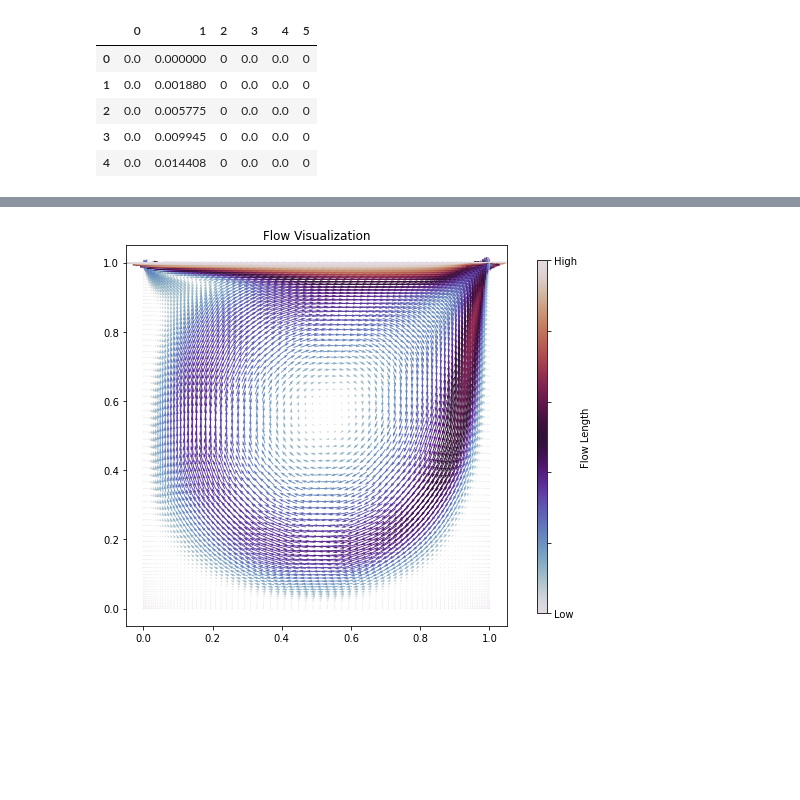
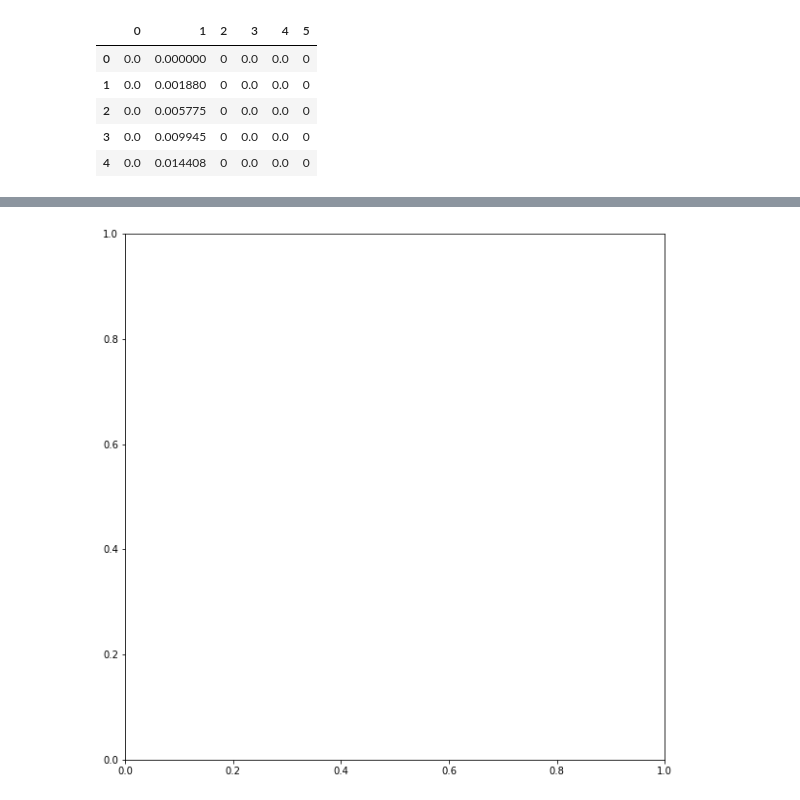
Before and after one commit to tdhawale/Python_Practise, a Jupyter notebook: Flow_Visualization.ipynb, the cells around one changed output, grey strips where cells are left out. Saved outputs shown, nothing was run; the diff lists cells and outputs as text; code cells hidden in the pictures; blank space fills up the shorter version.

```diff
--- a/Flow_Visualization.ipynb
+++ b/Flow_Visualization.ipynb
@@ -14,7 +13,8 @@ import matplotlib.cm as cmx
 import matplotlib as mpl
 %matplotlib inline
 # %%
-data = pd.read_csv('E:/Workspace/Python/Python_Practise/field2.irreg.txt', sep=" " , header=None , skiprows= 6)
+# Reading the data set
+data = pd.read_csv('field2.irreg.txt', sep=" " , header=None , skiprows= 6)
 # %%
 data.head()
 # %% [output]
@@ -125,24 +69,35 @@ dy = data[4]
 # %%
+# Normalize and set color
 cmap = plt.cm.twilight
 cNorm  = colors.Normalize(vmin=0, vmax=1)
 scalarMap = cmx.ScalarMappable(norm=cNorm,cmap=cmap)
 
-
-length = np.hypot(dx , dy)
+# Calculating length of the arrow to determine the color values
+length = np.hypot(data[3] , data[4])
 
 
 colorVal = scalarMap.to_rgba(length)
-fig, ax = plt.subplots(figsize=(7,7))
-flow = ax.quiver(data[0],data[1],data[3],data[4],color = colorVal ,pivot='mid' , scale = 8  )
-ax.set_title('Flow Visualization')
-ax.set_aspect('equal')
-ax.use_sticky_edges = False
+fig, ax = plt.subplots(figsize=(10,10))
+fig = ff.create_quiver(data[0], data[1], data[3], data[4], scale= 8)
+fig.show()
+#flow = ax.quiver(,data[1],data[3],data[4],color = colorVal ,pivot='mid' , scale = 8  )
+# ax.set_title('Flow Visualization')
+# ax.set_aspect('equal')
+# ax.use_sticky_edges = False
 
 
 #https://stackoverflow.com/questions/25505674/python-matplotlib-add-colorbar
 #https://stackoverflow.com/questions/8931268/using-colormaps-to-set-color-of-line-in-matplotlib
-cax = fig.add_axes([0.95, 0.15, 0.02, 0.7])
-cb = mpl.colorbar.ColorbarBase(cax, cmap=cmap, norm=cNorm)
-cax.set_yticklabels(['Low', '','', '', '','High'])
-cb.set_label('Flow Length')
+
+# Setting the Color Bar and it labels
+# cax = fig.add_axes([0.95, 0.15, 0.02, 0.7])
+# cb = mpl.colorbar.ColorbarBase(cax, cmap=cmap, norm=cNorm)
+# cax.set_yticklabels(['Low', '','', '', '','High'])
+# cb.set_label('Displacement of the particle')
+
+
+# fig.add_trace(go.Scatter(x=[-.7, .75], y=[0,0],
+#                     mode='markers',
+#                     marker_size=12,
+#                     name='points'))
 # %% [output]
@@ -149 +105 @@ cb.set_label('Flow Length')
-[figure, old version]
+[figure, new version]
```
Also changed, not shown: parts of 13 cells of this notebook, 4 other files.
